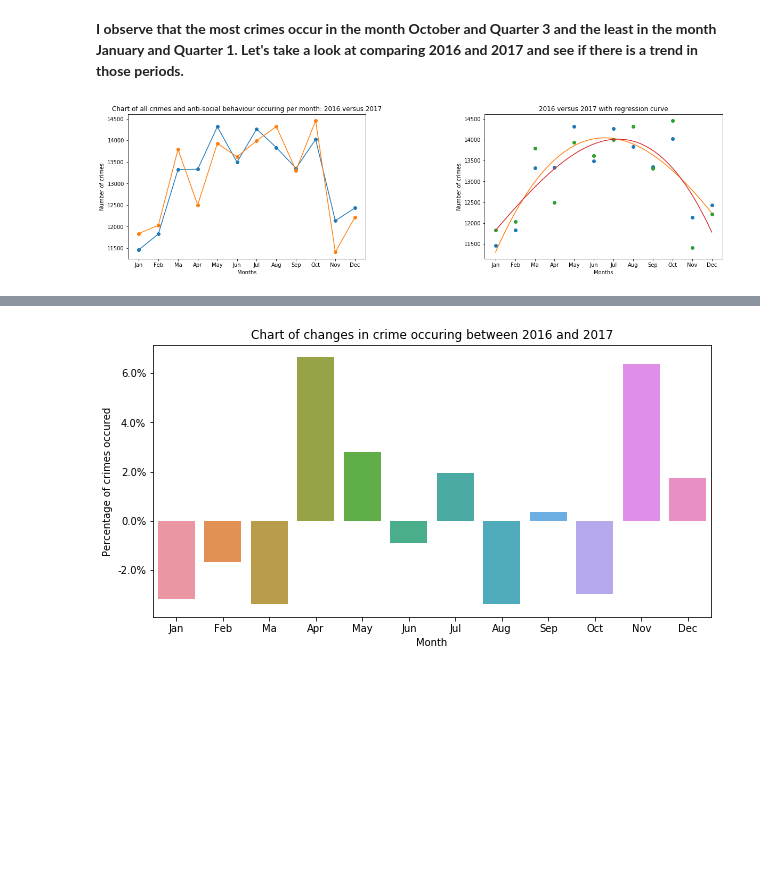
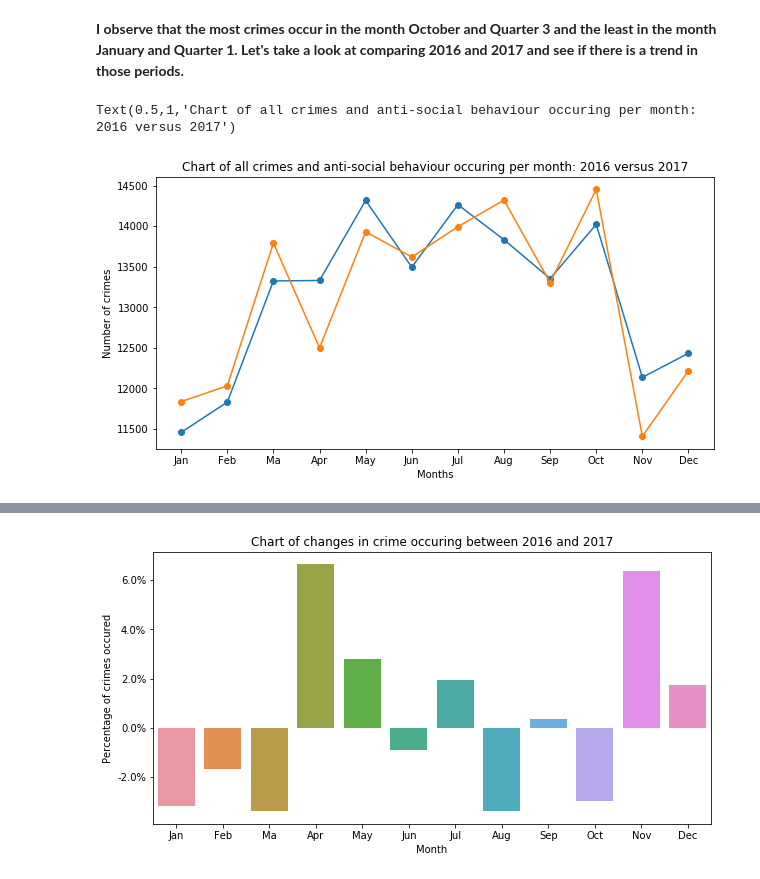
Before and after one commit to JBailey96/PSNI-Crime-Data-EDA, a Jupyter notebook: Crime EDA.ipynb, the cells around one changed output, grey strips where cells are left out. Drawn from its saved outputs; the diff is of its cells as text; code cells hidden in the pictures; blank space fills up the shorter version.

```diff
--- a/Crime EDA.ipynb
+++ b/Crime EDA.ipynb
@@ -325,43 +330,18 @@ plt.subplots_adjust(wspace=0.5)
 # %% [markdown]
 <b> I observe that the most crimes occur in the month October and Quarter 3 and the least in the month January and Quarter 1. Let's take a look at comparing 2016 and 2017 and see if there is a trend in those periods.</b>
 # %%
-plt.figure(figsize=(20,5))
+plt.figure(figsize=(10,5))
 
-plt.subplot(1,2,1)
 yvals2016 = psni_crime_data_grouped_month_year[psni_crime_data_grouped_month_year.Year == 2016].counts
 xvals2016 = psni_crime_data_grouped_month_year[psni_crime_data_grouped_month_year.Year == 2016].Month
 yvals2017 = psni_crime_data_grouped_month_year[psni_crime_data_grouped_month_year.Year == 2017].counts
 xvals2017 = psni_crime_data_grouped_month_year[psni_crime_data_grouped_month_year.Year == 2017].Month
 plt.plot(xvals2017, yvals2017, marker = 'o')
 plt.plot(xvals2016, yvals2016, marker = 'o')
 plt.xticks(np.arange(1, 13, step=1.0), ('Jan', 'Feb', 'Ma', 'Apr', 'May', 'Jun', 'Jul', 'Aug', 'Sep', 'Oct', 'Nov', 'Dec'))
 plt.xlabel('Months')
 plt.ylabel('Number of crimes')
 plt.title("Chart of all crimes and anti-social behaviour occuring per month: 2016 versus 2017")
-
-
-plt.subplot(1,2,2)
-numpyArray = psni_crime_data_grouped_month_year[psni_crime_data_grouped_month_year.Year == 2017].values
-x2017 = numpyArray[:,0]
-y2017 = numpyArray[:,2]
-z2017 = np.polyfit(x2017, y2017, 3)
-f2017 = np.poly1d(z2017)
-x_new2017 = np.linspace(x2017[0], x2017[-1], 50)
-y_new2017 = f2017(x_new2017)
-plt.plot(x2017,y2017,'o', x_new2017, y_new2017)
-numpyArray2016 = psni_crime_data_grouped_month_year[psni_crime_data_grouped_month_year.Year == 2016].values
-x2016 = numpyArray2016[:,0]
-y2016 = numpyArray2016[:,2]
-z2016 = np.polyfit(x2016, y2016, 3)
-f2016 = np.poly1d(z2016)
-x_new2016 = np.linspace(x2016[0], x2016[-1], 50)
-y_new2016 = f2016(x_new2016)
-plt.plot(x2016,y2016,'o', x_new2016, y_new2016)
-plt.xticks(np.arange(1, 13, step=1.0),('Jan', 'Feb', 'Ma', 'Apr', 'May', 'Jun', 'Jul', 'Aug', 'Sep', 'Oct', 'Nov', 'Dec'))
-plt.xlabel('Months')
-plt.ylabel('Number of crimes')
-plt.title("2016 versus 2017 with regression curve")
-plt.subplots_adjust(hspace=0.5)
-plt.subplots_adjust(wspace=0.5)
 # %% [output]
+Text(0.5,1,'Chart of all crimes and anti-social behaviour occuring per month: 2016 versus 2017')
-[figure, old version]
+[figure, new version]
```
Also changed, not shown: parts of 20 cells of this notebook, 8 other files.
